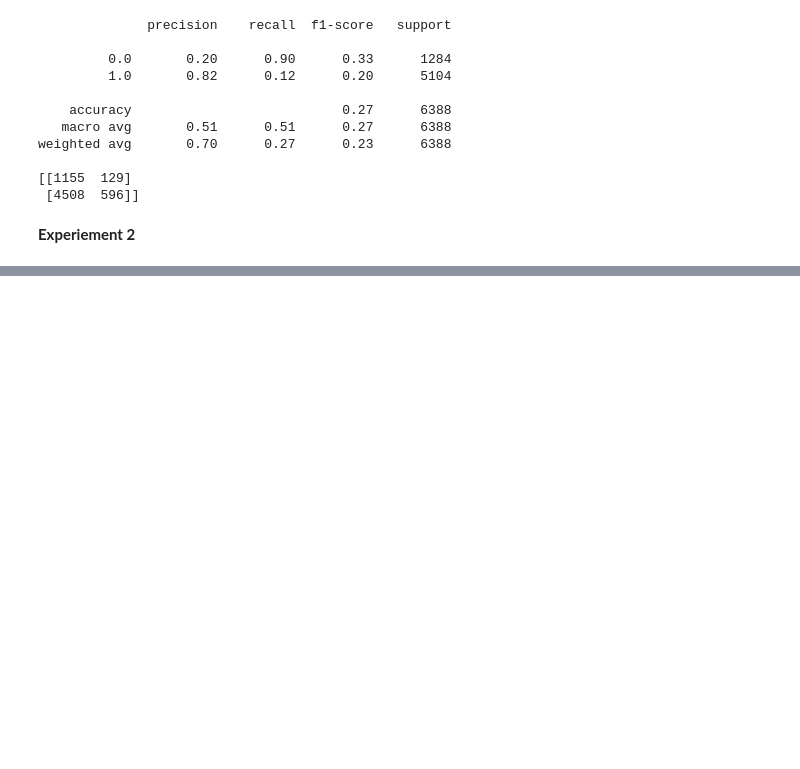
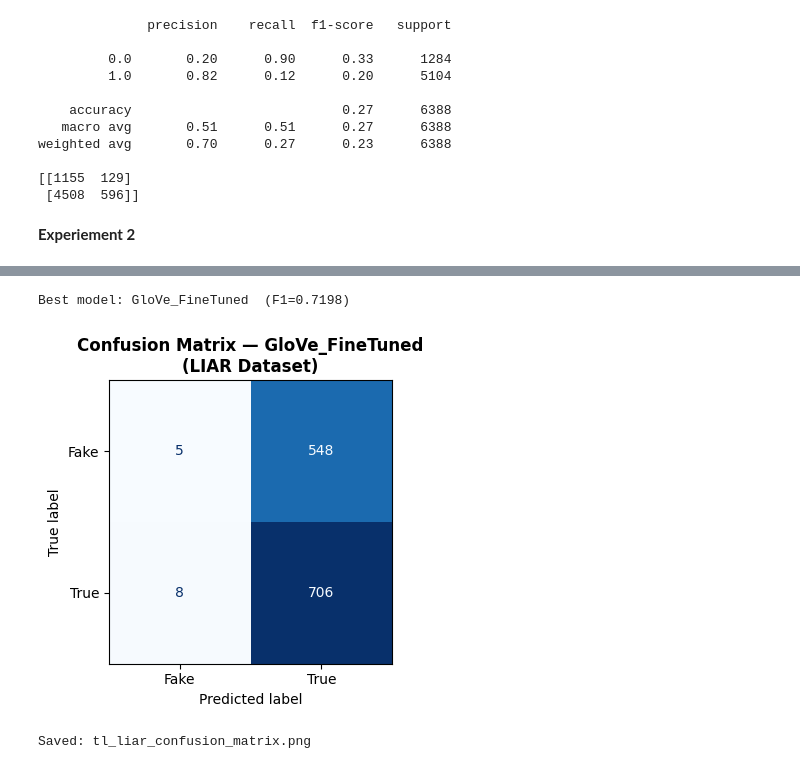
Before and after one commit to Shahd132/Sentiment-Fake-News-Detection, a Jupyter notebook: LastVersion_Fake_News.ipynb, the cells around one changed output, grey strips where cells are left out. Cells and saved outputs as stored; diff of their text form; code cells hidden in the pictures; blank space fills up the shorter version.

```diff
--- a/LastVersion_Fake_News.ipynb
+++ b/LastVersion_Fake_News.ipynb
@@ -676,0 +1015,35 @@ weighted avg       0.70      0.27      0.23      6388
+# %%
+best_row  = df_tl.loc[df_tl['F1 Score'].idxmax()]
+best_name = best_row['Experiment']
+print(f'Best model: {best_name}  (F1={best_row["F1 Score"]})')
+
+EXP_MAP = {
+    'Random':             (None,            GLOVE_DIM,    True),
+    'GloVe_Frozen':       (glove_matrix,    GLOVE_DIM,    False),
+    'GloVe_FineTuned':    (glove_matrix,    GLOVE_DIM,    True),
+    'FastText_Frozen':    (fasttext_matrix, FASTTEXT_DIM, False),
+    'FastText_FineTuned': (fasttext_matrix, FASTTEXT_DIM, True),
+}
+
+emb_mat, emb_dim, trainable = EXP_MAP[best_name]
+best_model = build_cnn_model(VOCAB_SIZE, MAX_LEN, emb_dim,
+                              emb_mat, trainable, model_name=best_name+'_best')
+best_model.fit(
+    X_train_tl, y_train_tl,
+    validation_split=0.1, epochs=EPOCHS,
+    batch_size=BATCH, callbacks=CALLBACKS, verbose=0
+)
+y_pred_best = (best_model.predict(X_test_tl, verbose=0).flatten() >= 0.5).astype(int)
+cm = confusion_matrix(y_test_tl, y_pred_best)
+
+fig, ax = plt.subplots(figsize=(5, 4))
+ConfusionMatrixDisplay(cm, display_labels=['Fake', 'True']).plot(ax=ax, colorbar=False, cmap='Blues')
+ax.set_title(f'Confusion Matrix — {best_name}\n(LIAR Dataset)', fontweight='bold')
+plt.tight_layout()
+plt.savefig('tl_liar_confusion_matrix.png', dpi=150, bbox_inches='tight')
+plt.show()
+print('Saved: tl_liar_confusion_matrix.png')
+# %% [output]
+Best model: GloVe_FineTuned  (F1=0.7198)
+[figure, added]
+Saved: tl_liar_confusion_matrix.png
```
Also changed, not shown: parts of 21 cells of this notebook.
